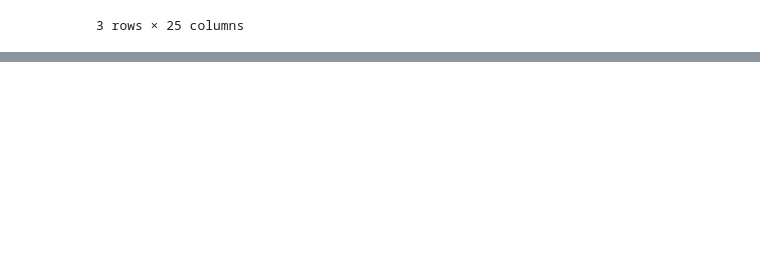
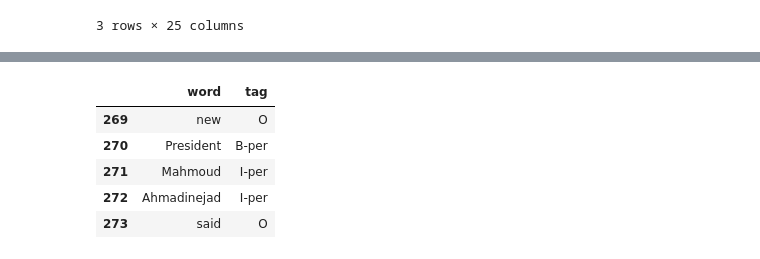
Before and after one commit to rafael-ariascalles/nlp-glg-clustering-pipeline, a Jupyter notebook: notebooks/dataUnderstandingNER.ipynb, the cells around one changed output, grey strips where cells are left out. Drawn from its saved outputs; the diff is of its cells as text; code cells hidden in the pictures; blank space fills up the shorter version.

```diff
--- a/notebooks/dataUnderstandingNER.ipynb
+++ b/notebooks/dataUnderstandingNER.ipynb
@@ -102,0 +134,10 @@ print(tag_base)
+# %%
+# Look at the context around one 'I-per' tag
+df[269:274][['word', 'tag']]
+# %% [output]
+|  | word | tag |
+| 269 | new | O |
+| 270 | President | B-per |
+| 271 | Mahmoud | I-per |
+| 272 | Ahmadinejad | I-per |
+| 273 | said | O |
```
Also changed, not shown: parts of 16 cells of this notebook, 1 other file.
